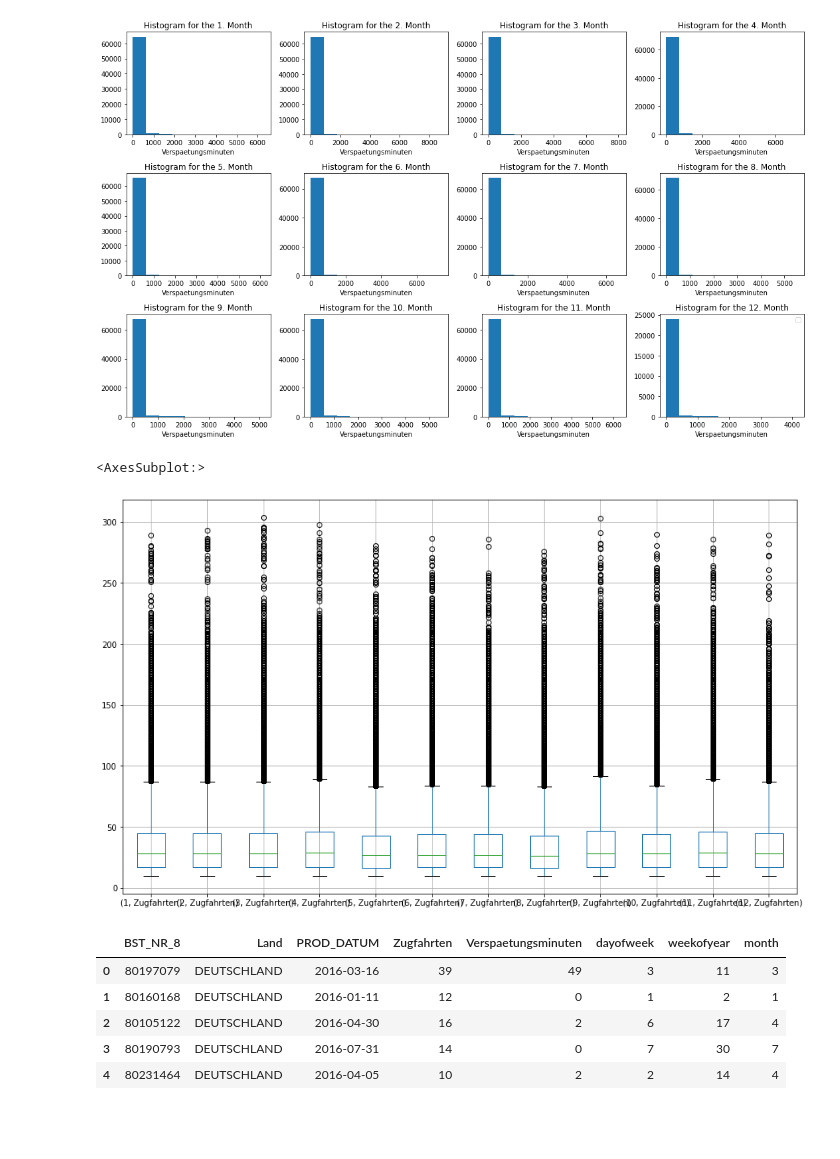
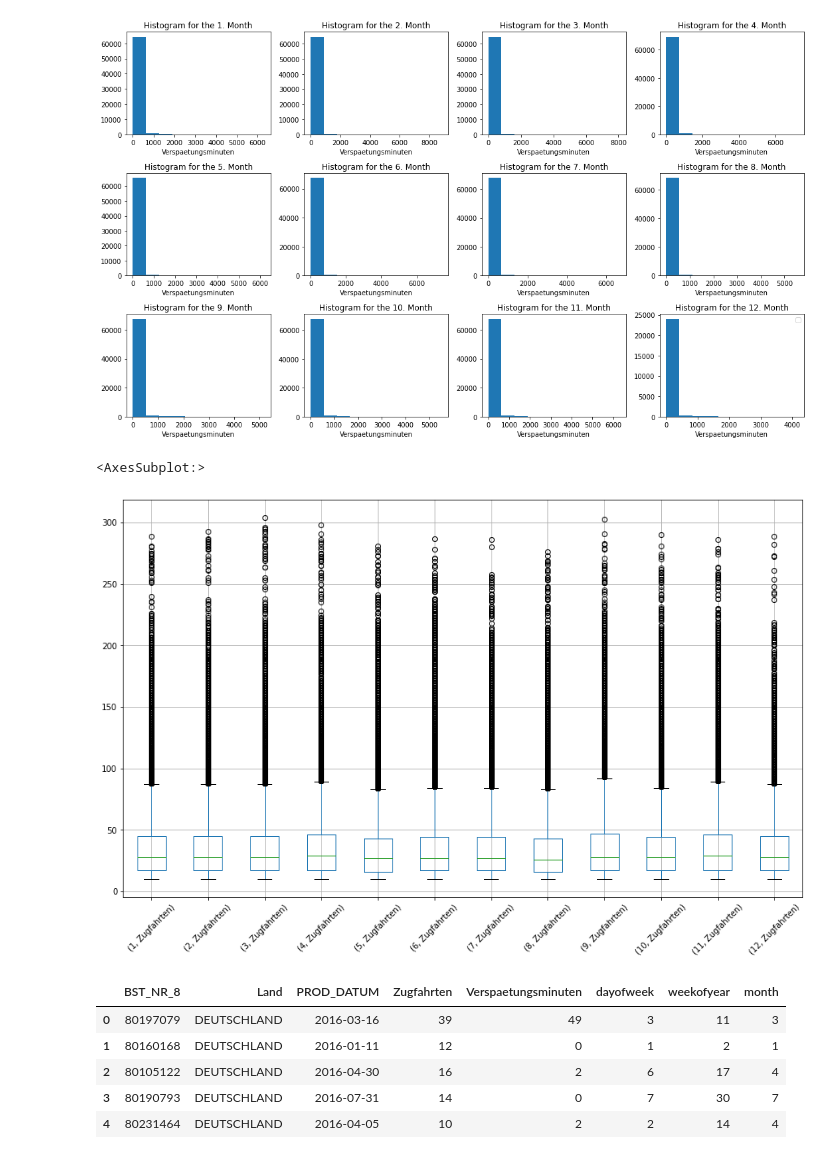
Before and after one commit to shamilnabiyev/open-data-analytics, a Jupyter notebook: data/data-processing.ipynb, the cells around one changed output. Drawn from its saved outputs; the diff is of its cells as text; code cells hidden in the pictures; blank space fills up the shorter version.

```diff
--- a/data/data-processing.ipynb
+++ b/data/data-processing.ipynb
@@ -119,11 +119,11 @@ plt.show()
 # %% [output]
 No handles with labels found to put in legend.
 [figure]
-# %%
-groups.boxplot(column='Zugfahrten', subplots=False, figsize=(15,9))
-# %% [output]
-<AxesSubplot:>
-[figure, removed]
+# %%
+groups.boxplot(column='Zugfahrten', subplots=False, figsize=(15,9), rot=45)
+# %% [output]
+<AxesSubplot:>
+[figure, added]
 # %%
 df2 = pd.read_csv('db-cargo-delays-2016-deutschland.csv')
 df2.head()
```
Also changed, not shown: parts of 6 cells of this notebook.
